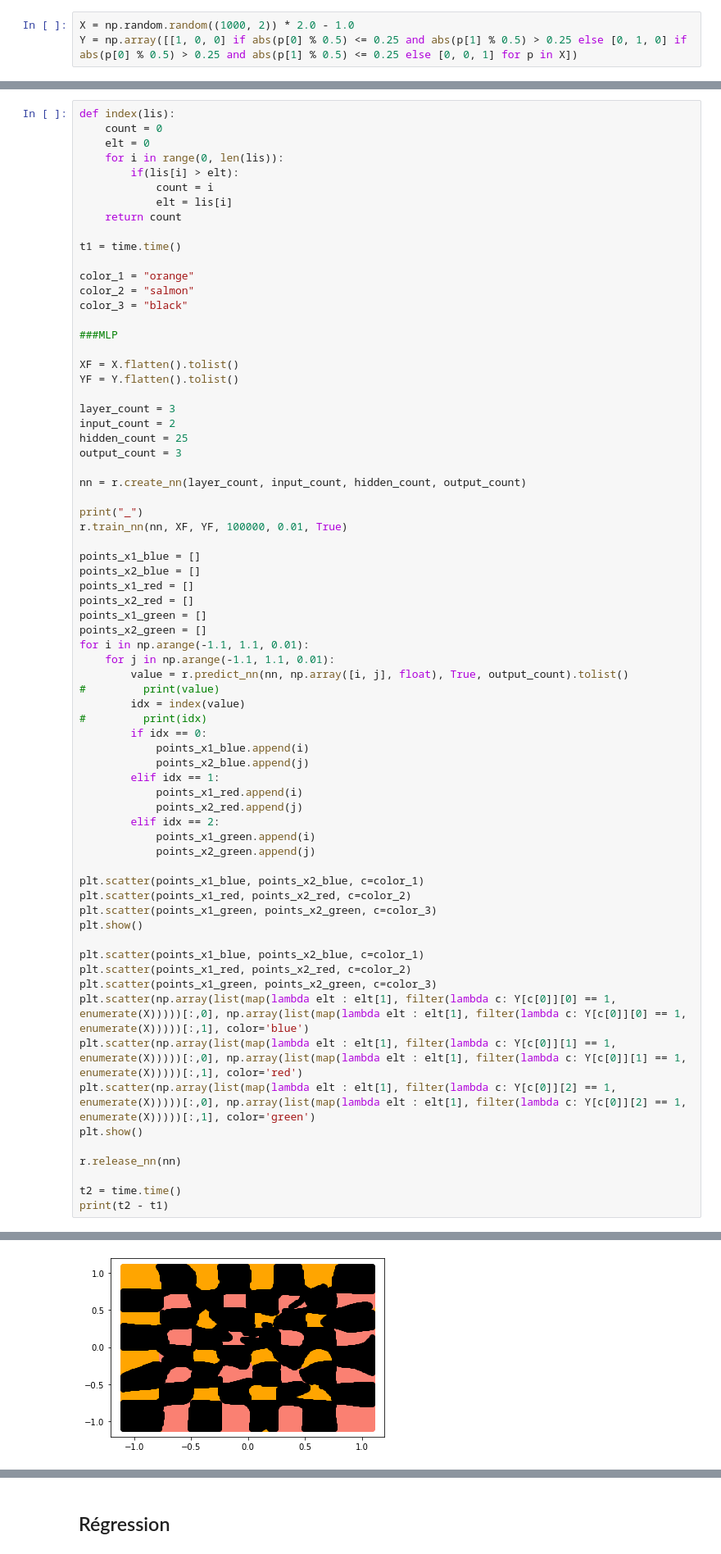
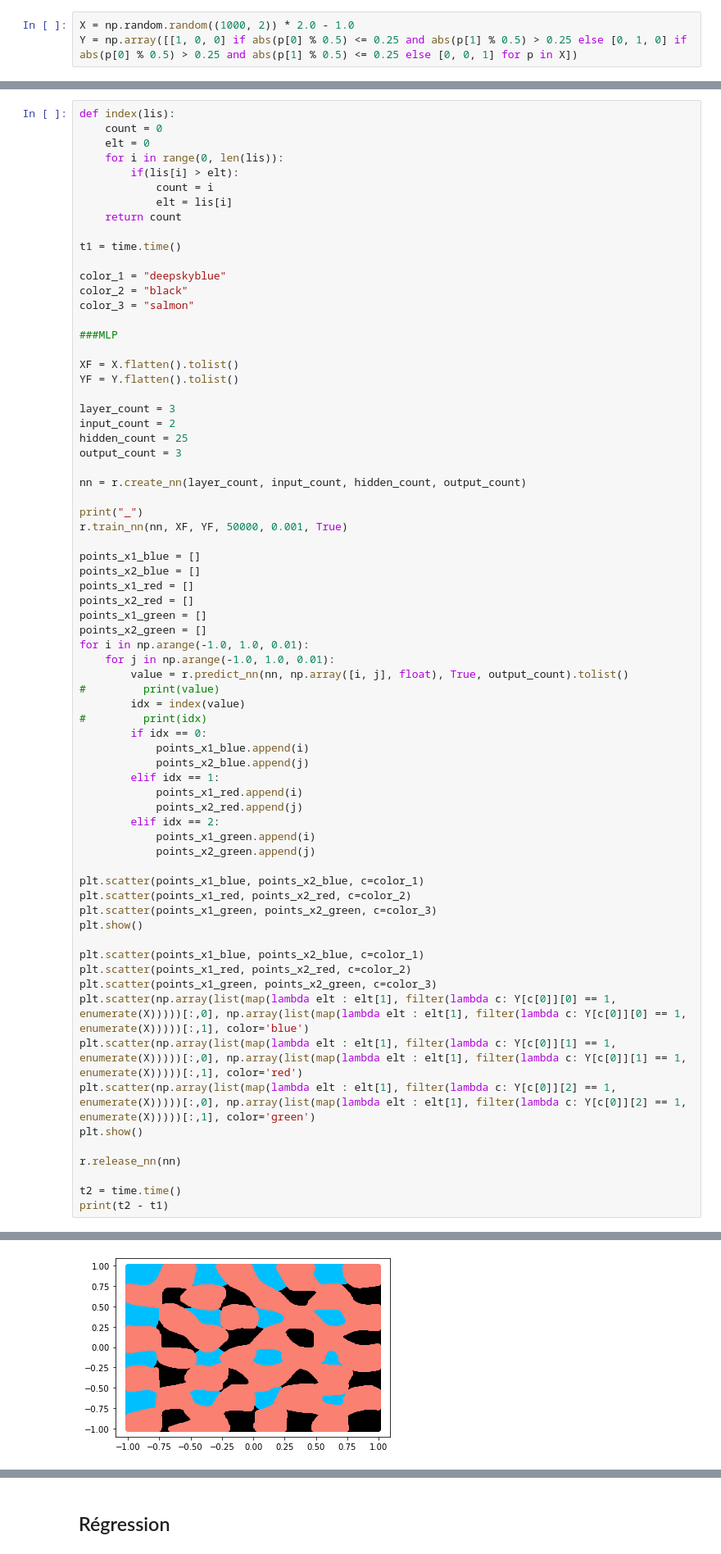
Before and after one commit to Zhariel/Oxide, a Jupyter notebook: notebooks/neural/CAS_DE_TESTS_Neural.ipynb, the cells around one changed output, grey strips where cells are left out. Shown: that part at 82% size. Drawn from its saved outputs; the diff is of its cells as text.

```diff
--- a/notebooks/neural/CAS_DE_TESTS_Neural.ipynb
+++ b/notebooks/neural/CAS_DE_TESTS_Neural.ipynb
@@ -443,9 +443,9 @@ def index(lis):
 
 t1 = time.time()
 
-color_1 = "orange"
-color_2 = "salmon"
-color_3 = "black"
+color_1 = "deepskyblue"
+color_2 = "black"
+color_3 = "salmon"
 
 ###MLP
 
@@ -460,7 +460,7 @@ output_count = 3
 nn = r.create_nn(layer_count, input_count, hidden_count, output_count)
 
 print("_")
-r.train_nn(nn, XF, YF, 100000, 0.01, True)
+r.train_nn(nn, XF, YF, 50000, 0.001, True)
 
 points_x1_blue = []
 points_x2_blue = []
@@ -468,39 +468,39 @@ points_x1_red = []
 points_x2_red = []
 points_x1_green = []
 points_x2_green = []
-for i in np.arange(-1.1, 1.1, 0.01):
-    for j in np.arange(-1.1, 1.1, 0.01):
+for i in np.arange(-1.0, 1.0, 0.01):
+    for j in np.arange(-1.0, 1.0, 0.01):
         value = r.predict_nn(nn, np.array([i, j], float), True, output_count).tolist()
 #         print(value)
         idx = index(value)
 #         print(idx)
         if idx == 0:
             points_x1_blue.append(i)
             points_x2_blue.append(j)
         elif idx == 1:
             points_x1_red.append(i)
             points_x2_red.append(j)
         elif idx == 2:
             points_x1_green.append(i)
             points_x2_green.append(j)
 
 plt.scatter(points_x1_blue, points_x2_blue, c=color_1)
 plt.scatter(points_x1_red, points_x2_red, c=color_2)
 plt.scatter(points_x1_green, points_x2_green, c=color_3)
 plt.show()
 
 plt.scatter(points_x1_blue, points_x2_blue, c=color_1)
 plt.scatter(points_x1_red, points_x2_red, c=color_2)
 plt.scatter(points_x1_green, points_x2_green, c=color_3)
 plt.scatter(np.array(list(map(lambda elt : elt[1], filter(lambda c: Y[c[0]][0] == 1, enumerate(X)))))[:,0], np.array(list(map(lambda elt : elt[1], filter(lambda c: Y[c[0]][0] == 1, enumerate(X)))))[:,1], color='blue')
 plt.scatter(np.array(list(map(lambda elt : elt[1], filter(lambda c: Y[c[0]][1] == 1, enumerate(X)))))[:,0], np.array(list(map(lambda elt : elt[1], filter(lambda c: Y[c[0]][1] == 1, enumerate(X)))))[:,1], color='red')
 plt.scatter(np.array(list(map(lambda elt : elt[1], filter(lambda c: Y[c[0]][2] == 1, enumerate(X)))))[:,0], np.array(list(map(lambda elt : elt[1], filter(lambda c: Y[c[0]][2] == 1, enumerate(X)))))[:,1], color='green')
 plt.show()
 
 r.release_nn(nn)
 
 t2 = time.time()
 print(t2 - t1)
 # %% [output]
 _
-[figure, old version]
+[figure, new version]
```
Also changed, not shown: parts of 6 cells of this notebook, 5 other files.
